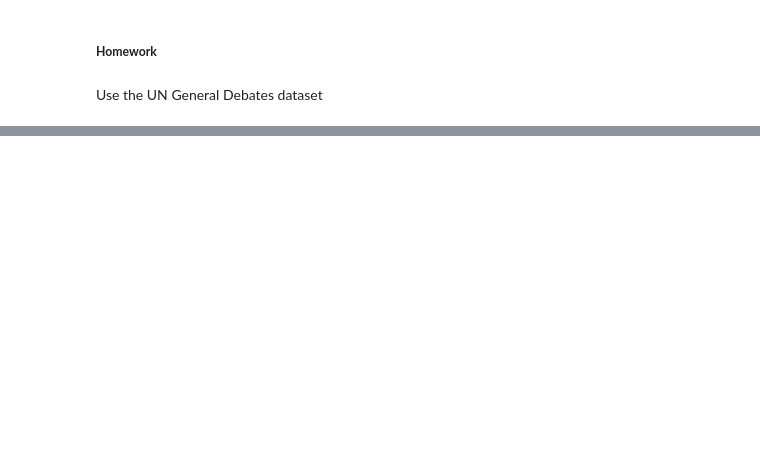
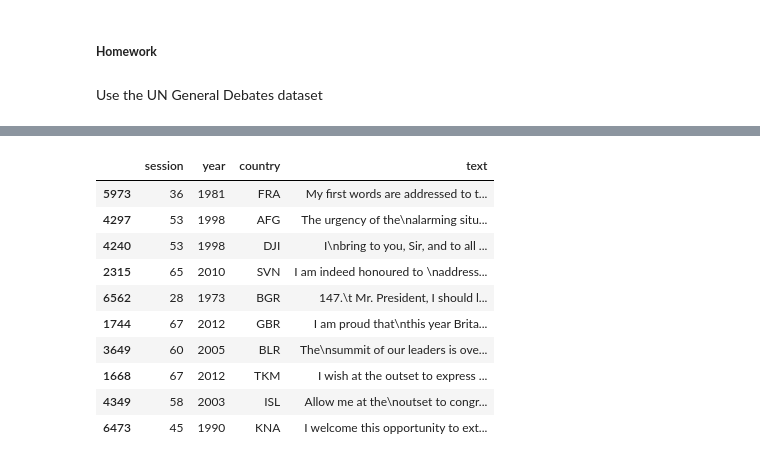
Before and after one commit to SamapanThongmee/CPE393_Text_Analytics, a Jupyter notebook: Lecture_3_Text_Preprocessing.ipynb, the cells around one changed output, grey strips where cells are left out. Drawn from its saved outputs; the diff is of its cells as text; code cells hidden in the pictures; blank space fills up the shorter version.

```diff
--- a/Lecture_3_Text_Preprocessing.ipynb
+++ b/Lecture_3_Text_Preprocessing.ipynb
@@ -352 +387,20 @@ Use the UN General Debates dataset
+# %%
+# Explore the pattern
+import pandas as pd
+import numpy as np
+
+df = pd.read_csv('un-general-debates.csv')
+df.sample(10)
+# %% [output]
+|  | session | year | country | text |
+| 5973 | 36 | 1981 | FRA | My first words are addressed to t... |
+| 4297 | 53 | 1998 | AFG | The urgency of the\nalarming situ... |
+| 4240 | 53 | 1998 | DJI | I\nbring to you, Sir, and to all ... |
+| 2315 | 65 | 2010 | SVN | I am indeed honoured to \naddress... |
+| 6562 | 28 | 1973 | BGR | ﻿147.\t Mr. President, I should l... |
+| 1744 | 67 | 2012 | GBR | ﻿I am proud that\nthis year Brita... |
+| 3649 | 60 | 2005 | BLR | The\nsummit of our leaders is ove... |
+| 1668 | 67 | 2012 | TKM | ﻿I wish at the outset to express ... |
+| 4349 | 58 | 2003 | ISL | ﻿Allow me at the\noutset to congr... |
+| 6473 | 45 | 1990 | KNA | I welcome this opportunity to ext... |
 # %%
```
Also changed, not shown: parts of 14 cells of this notebook.
